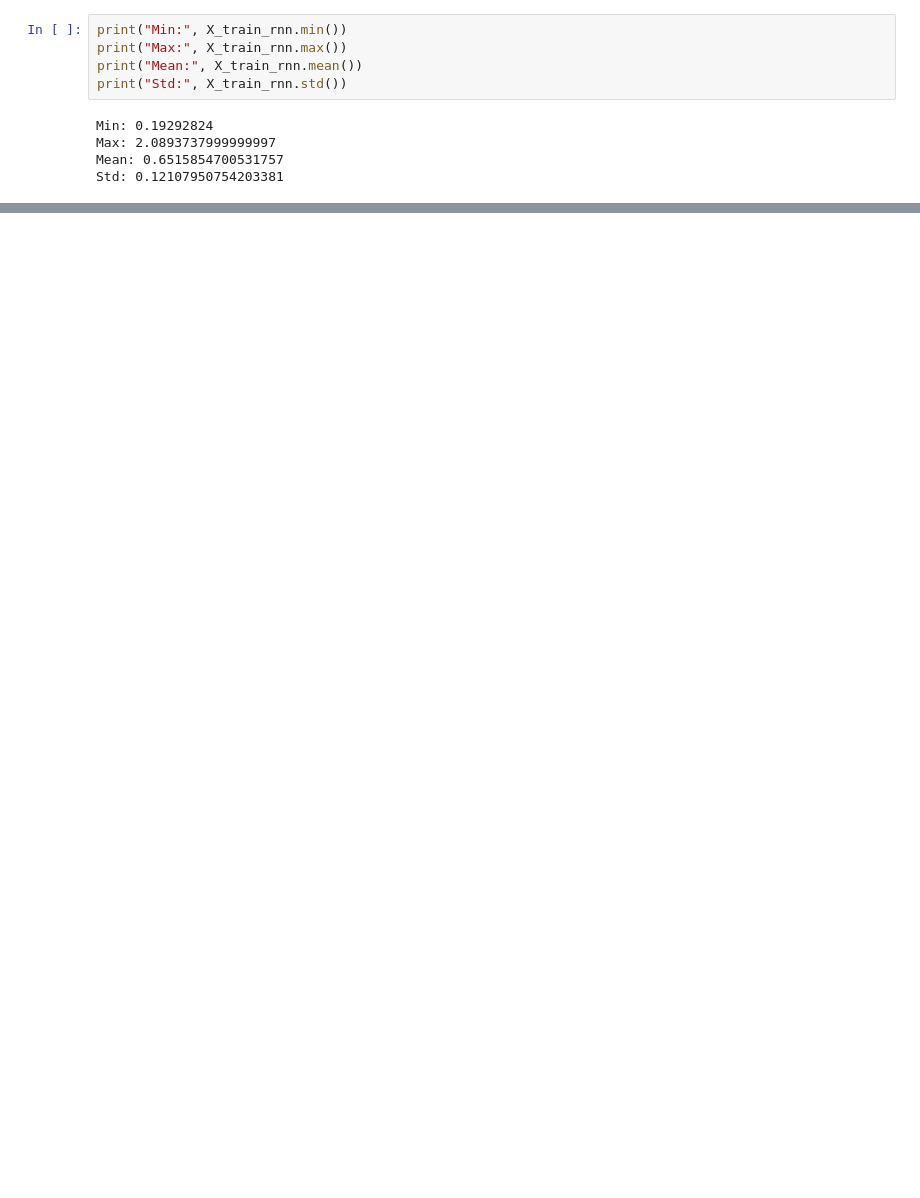
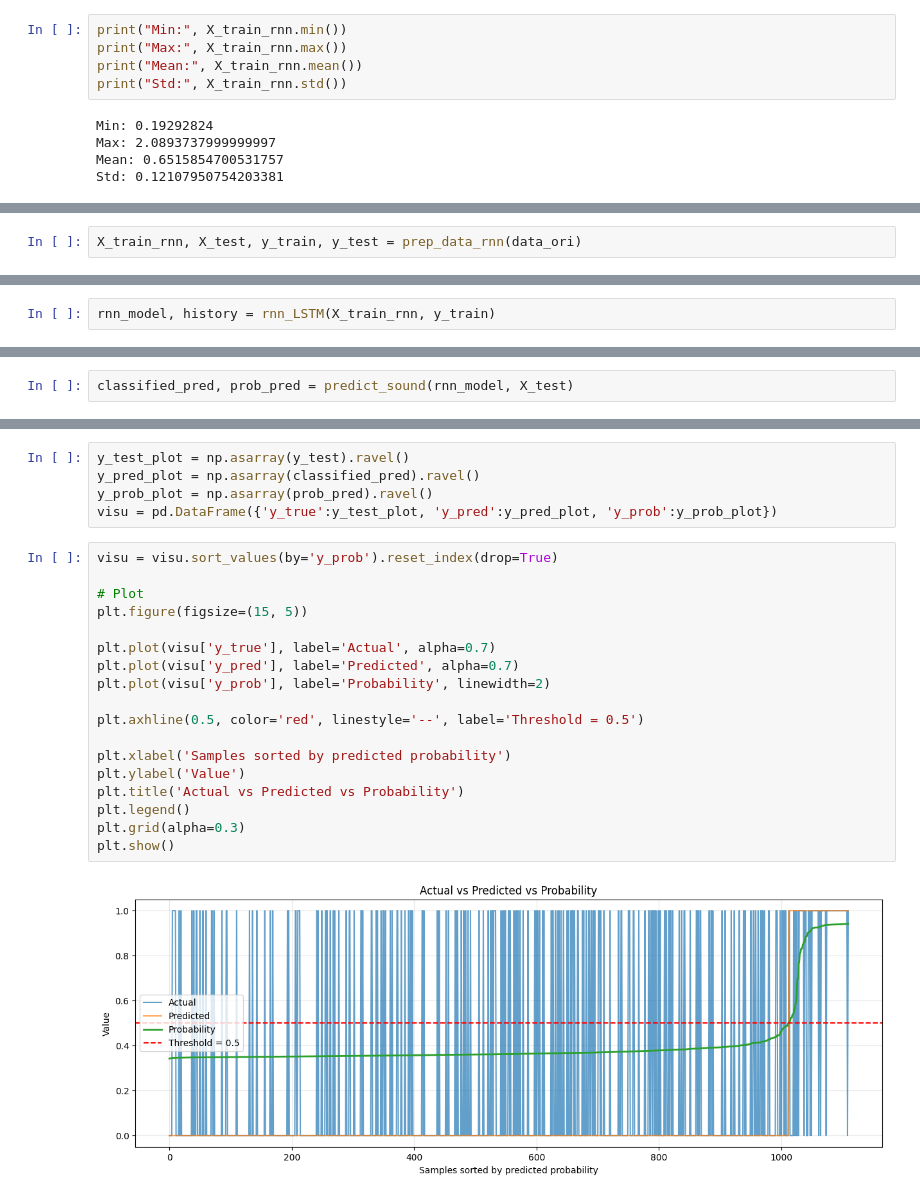
Before and after one commit to Marie-Jourdain/aerosound, a Jupyter notebook: aerosound/model/test_rnn.ipynb, the cells around one changed output, grey strips where cells are left out. Cells and saved outputs as stored; diff of their text form; blank space fills up the shorter version.

Commit message:
tried std, maa, p2p, zcr data for rnn model

```diff
--- a/aerosound/model/test_rnn.ipynb
+++ b/aerosound/model/test_rnn.ipynb
@@ -216,0 +357,2 @@ Std: 0.12107950754203381
+# %%
+X_train_rnn, X_test, y_train, y_test = prep_data_rnn(data_ori)
@@ -216,0 +444,2 @@ Std: 0.12107950754203381
+# %%
+rnn_model, history = rnn_LSTM(X_train_rnn, y_train)
@@ -216,0 +464,2 @@ Std: 0.12107950754203381
+# %%
+classified_pred, prob_pred = predict_sound(rnn_model, X_test)
@@ -216,0 +468,25 @@ Std: 0.12107950754203381
+# %%
+y_test_plot = np.asarray(y_test).ravel()
+y_pred_plot = np.asarray(classified_pred).ravel()
+y_prob_plot = np.asarray(prob_pred).ravel()
+visu = pd.DataFrame({'y_true':y_test_plot, 'y_pred':y_pred_plot, 'y_prob':y_prob_plot})
+# %%
+visu = visu.sort_values(by='y_prob').reset_index(drop=True)
+
+# Plot
+plt.figure(figsize=(15, 5))
+
+plt.plot(visu['y_true'], label='Actual', alpha=0.7)
+plt.plot(visu['y_pred'], label='Predicted', alpha=0.7)
+plt.plot(visu['y_prob'], label='Probability', linewidth=2)
+
+plt.axhline(0.5, color='red', linestyle='--', label='Threshold = 0.5')
+
+plt.xlabel('Samples sorted by predicted probability')
+plt.ylabel('Value')
+plt.title('Actual vs Predicted vs Probability')
+plt.legend()
+plt.grid(alpha=0.3)
+plt.show()
+# %% [output]
+[figure, added]
```
Also changed, not shown: parts of 22 cells of this notebook, 4 other files.
